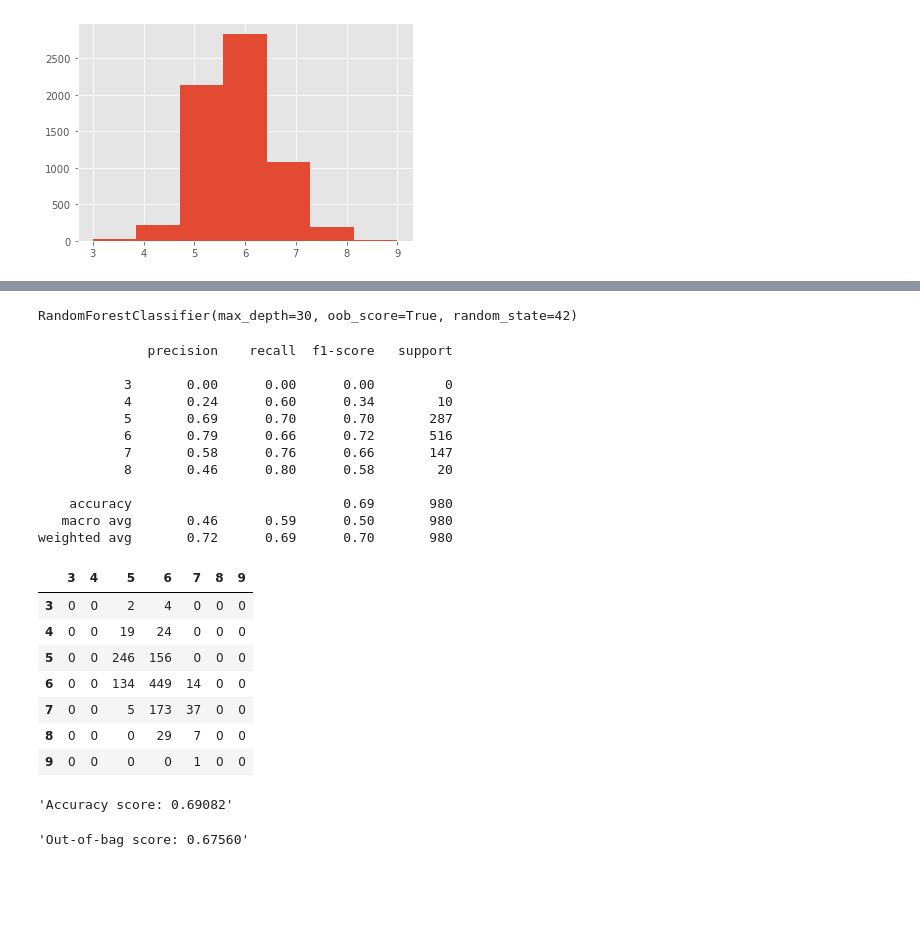
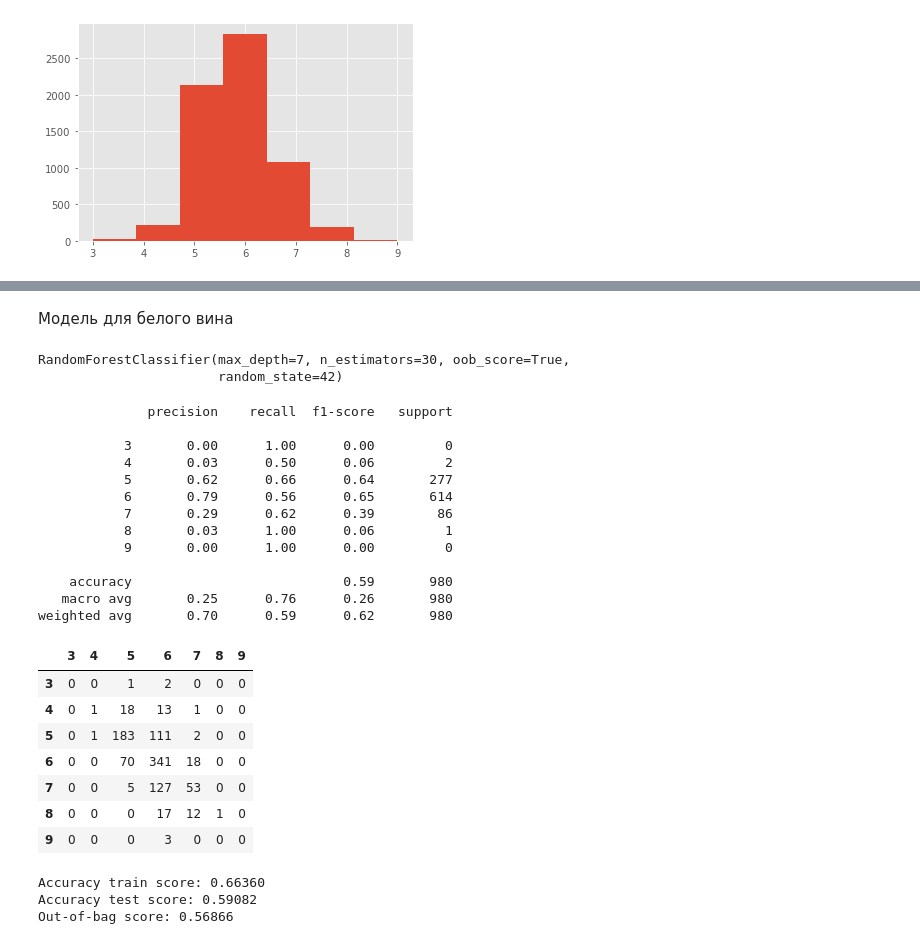
Before and after one commit to egorgsv/data_mining_spbu, a Jupyter notebook: HW11/HW11_RandomForest.ipynb, the cells around one changed output, grey strips where cells are left out. Saved outputs shown, nothing was run; the diff lists cells and outputs as text; code cells hidden in the pictures; blank space fills up the shorter version.

```diff
--- a/HW11/HW11_RandomForest.ipynb
+++ b/HW11/HW11_RandomForest.ipynb
@@ -248,11 +251,13 @@ pd.DataFrame({'feature': X_red.columns,
+# %% [markdown]
+Модель для белого вина
 # %%
 model_white = RandomForestClassifier(random_state=42,
                                # опции, относящиеся к отдельным деревьям такаие же, как в tree.DecisionTreeClassifier
                                # число деревьев в лесу
-                               n_estimators=100,
+                               n_estimators=30,
                                # функция для impurity ('gini' или 'entropy')
                                criterion='gini',
-                               max_depth=30,
+                               max_depth=7,
                                # Вычислять out-of-bag ошибку
                                oob_score=True,
                                # использовать результаты предыдущего вызова и нарастить предыдущий лес
@@ -263,44 +268,46 @@ model_white = RandomForestClassifier(random_state=42,
 # %%
 model_white.fit(X_train_white, y_train_white)
 # %% [output]
-RandomForestClassifier(max_depth=30, oob_score=True, random_state=42)
+RandomForestClassifier(max_depth=7, n_estimators=30, oob_score=True,
+                       random_state=42)
 # %%
 y_pred_white = model_white.predict(X_test_white)
-print(metrics.classification_report(y_pred_white, y_test_white))
+print(metrics.classification_report(y_pred_white, y_test_white, zero_division = True))
 # %% [output]
               precision    recall  f1-score   support
 
-           3       0.00      0.00      0.00         0
-           4       0.24      0.60      0.34        10
-           5       0.69      0.70      0.70       287
-           6       0.79      0.66      0.72       516
-           7       0.58      0.76      0.66       147
-           8       0.46      0.80      0.58        20
+           3       0.00      1.00      0.00         0
+           4       0.03      0.50      0.06         2
+           5       0.62      0.66      0.64       277
+           6       0.79      0.56      0.65       614
+           7       0.29      0.62      0.39        86
+           8       0.03      1.00      0.06         1
+           9       0.00      1.00      0.00         0
 
-    accuracy                           0.69       980
-   macro avg       0.46      0.59      0.50       980
-weighted avg       0.72      0.69      0.70       980
+    accuracy                           0.59       980
+   macro avg       0.25      0.76      0.26       980
+weighted avg       0.70      0.59      0.62       980
 # %%
 conf_mat_white = metrics.confusion_matrix(y_test_white, y_pred_white)
-conf_mat_white = pd.DataFrame(conf_mat, index=model_white.classes_, columns=model_white.classes_)
+conf_mat_white = pd.DataFrame(conf_mat_white, index=model_white.classes_, columns=model_white.classes_)
 conf_mat_white
 # %% [output]
 |  | 3 | 4 | 5 | 6 | 7 | 8 | 9 |
-| 3 | 0 | 0 | 2 | 4 | 0 | 0 | 0 |
-| 4 | 0 | 0 | 19 | 24 | 0 | 0 | 0 |
-| 5 | 0 | 0 | 246 | 156 | 0 | 0 | 0 |
-| 6 | 0 | 0 | 134 | 449 | 14 | 0 | 0 |
-| 7 | 0 | 0 | 5 | 173 | 37 | 0 | 0 |
-| 8 | 0 | 0 | 0 | 29 | 7 | 0 | 0 |
-| 9 | 0 | 0 | 0 | 0 | 1 | 0 | 0 |
+| 3 | 0 | 0 | 1 | 2 | 0 | 0 | 0 |
+| 4 | 0 | 1 | 18 | 13 | 1 | 0 | 0 |
+| 5 | 0 | 1 | 183 | 111 | 2 | 0 | 0 |
+| 6 | 0 | 0 | 70 | 341 | 18 | 0 | 0 |
+| 7 | 0 | 0 | 5 | 127 | 53 | 0 | 0 |
+| 8 | 0 | 0 | 0 | 17 | 12 | 1 | 0 |
+| 9 | 0 | 0 | 0 | 3 | 0 | 0 | 0 |
-# %%
-'Accuracy score: {:.5f}'.format(accuracy_score(y_test_white, y_pred_white))
-# %% [output]
-'Accuracy score: 0.69082'
-# %%
-'Out-of-bag score: {:.5f}'.format(model_white.oob_score_)
-# %% [output]
-'Out-of-bag score: 0.67560'
+# %%
+print('Accuracy train score: {:.5f}'.format(accuracy_score(model_white.predict(X_train_white), y_train_white)))
+print('Accuracy test score: {:.5f}'.format(accuracy_score(y_test_white, y_pred_white)))
+print('Out-of-bag score: {:.5f}'.format(model_white.oob_score_))
+# %% [output]
+Accuracy train score: 0.66360
+Accuracy test score: 0.59082
+Out-of-bag score: 0.56866
 # %%
 pd.DataFrame({'feature': X_white.columns,
               'importance': model_white.feature_importances_}).sort_values('importance', ascending=False)
```
Also changed, not shown: parts of 22 cells of this notebook.
